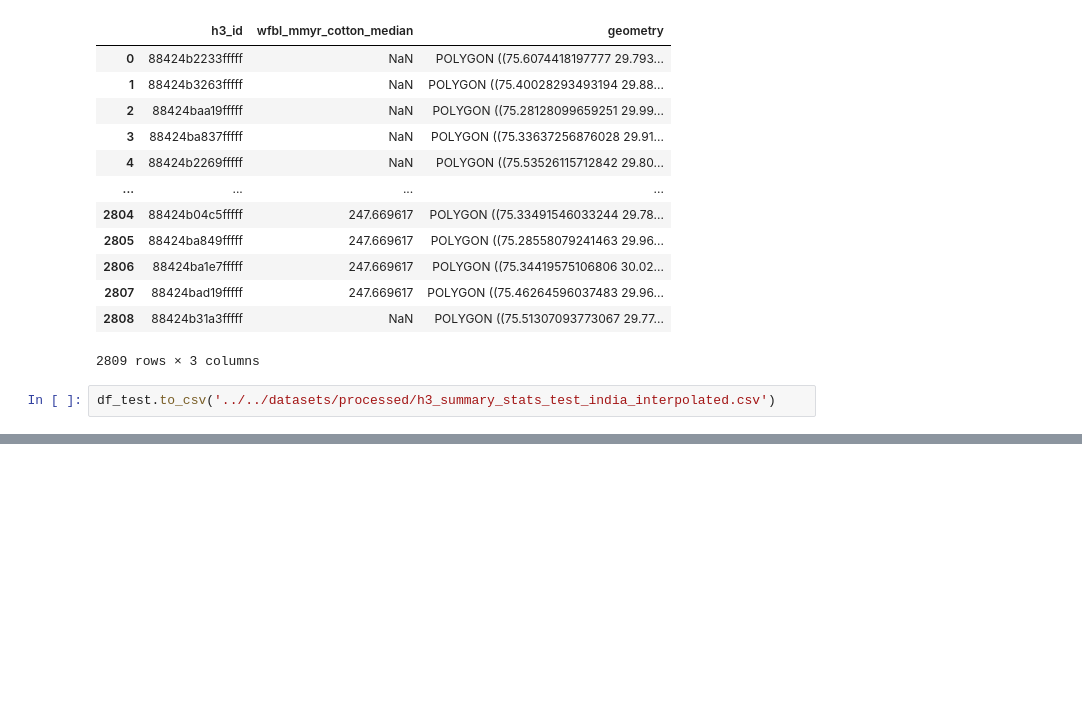
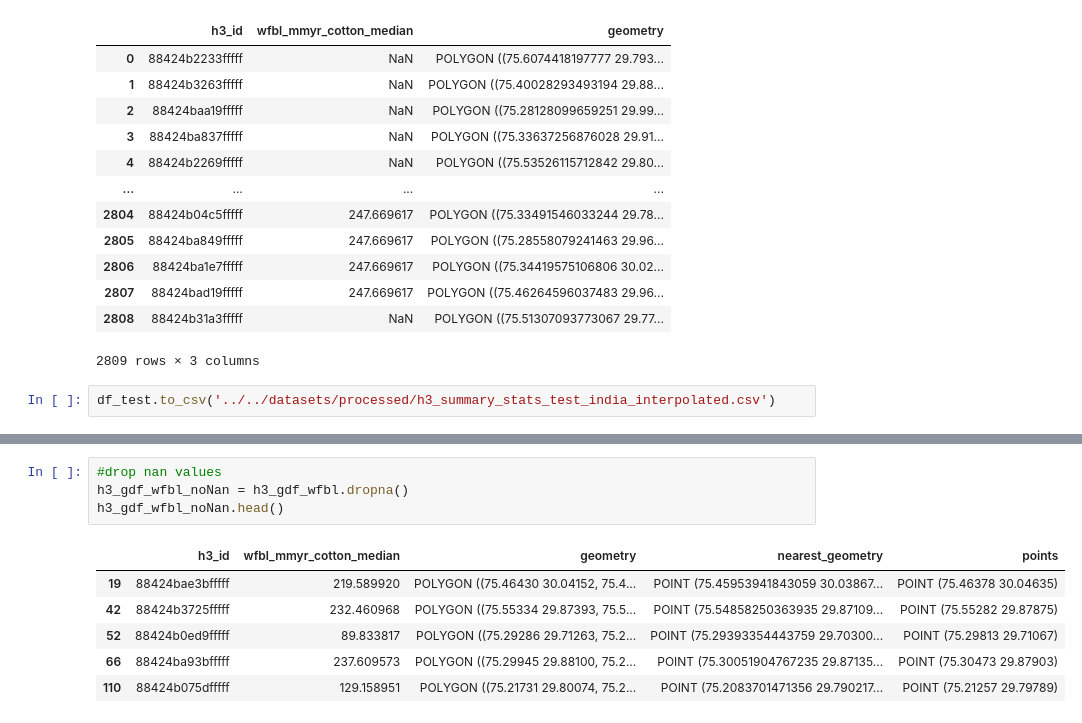
Before and after one commit to Vizzuality/landgriffon, a Jupyter notebook: data/notebooks/Lab/0_4_H3_data_processing.ipynb, the cells around one changed output, grey strips where cells are left out. Cells and saved outputs as stored; diff of their text form; blank space fills up the shorter version.

```diff
--- a/data/notebooks/Lab/0_4_H3_data_processing.ipynb
+++ b/data/notebooks/Lab/0_4_H3_data_processing.ipynb
@@ -438,0 +459,11 @@ geo_json = [ {"type": "Feature",
+# %%
+#drop nan values
+h3_gdf_wfbl_noNan = h3_gdf_wfbl.dropna()
+h3_gdf_wfbl_noNan.head()
+# %% [output]
+|  | h3_id | wfbl_mmyr_cotton_median | geometry | nearest_geometry | points |
+| 19 | 88424bae3bfffff | 219.589920 | POLYGON ((75.46430 30.04152, 75.4... | POINT (75.45953941843059 30.03867... | POINT (75.46378 30.04635) |
+| 42 | 88424b3725fffff | 232.460968 | POLYGON ((75.55334 29.87393, 75.5... | POINT (75.54858250363935 29.87109... | POINT (75.55282 29.87875) |
+| 52 | 88424b0ed9fffff | 89.833817 | POLYGON ((75.29286 29.71263, 75.2... | POINT (75.29393354443759 29.70300... | POINT (75.29813 29.71067) |
+| 66 | 88424ba93bfffff | 237.609573 | POLYGON ((75.29945 29.88100, 75.2... | POINT (75.30051904767235 29.87135... | POINT (75.30473 29.87903) |
+| 110 | 88424b075dfffff | 129.158951 | POLYGON ((75.21731 29.80074, 75.2... | POINT (75.2083701471356 29.790217... | POINT (75.21257 29.79789) |
```
Also changed, not shown: parts of 12 cells of this notebook.
